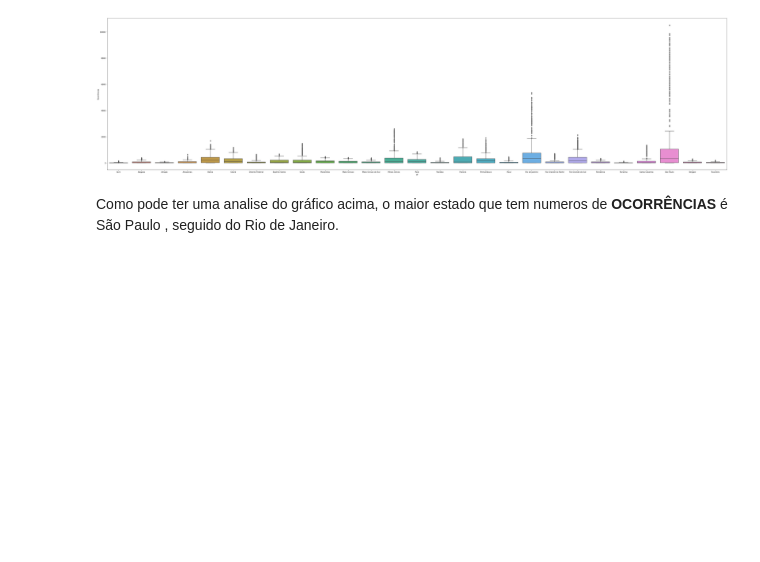
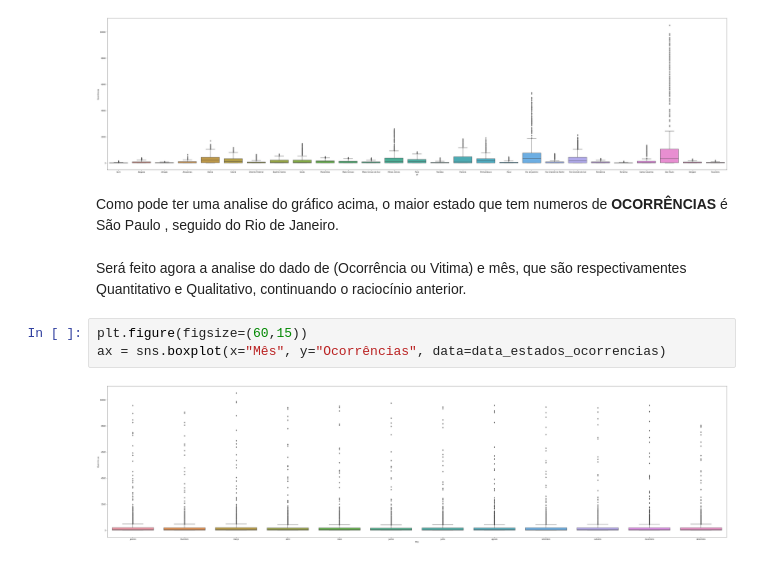
Before and after one commit to Aldo-1/Analise-de-dados-criminais, a Jupyter notebook: Analise.ipynb, the cells around one changed output. Drawn from its saved outputs; the diff is of its cells as text; blank space fills up the shorter version.

```diff
--- a/Analise.ipynb
+++ b/Analise.ipynb
@@ -65,3 +70,10 @@ ax = sns.boxplot(x="UF", y="Ocorrências", data=data_estados_ocorrencias)
 [figure]
 # %% [markdown]
 Como pode ter uma analise do gráfico acima, o maior estado que tem numeros de **OCORRÊNCIAS** é São Paulo , seguido do Rio de Janeiro.
+# %% [markdown]
+Será feito agora a analise do dado de (Ocorrência ou Vitima) e mês, que são respectivamentes Quantitativo e Qualitativo, continuando o raciocínio anterior.
+# %%
+plt.figure(figsize=(60,15))
+ax = sns.boxplot(x="Mês", y="Ocorrências", data=data_estados_ocorrencias)
+# %% [output]
+[figure, added]
```
Also changed, not shown: parts of 13 cells of this notebook.
